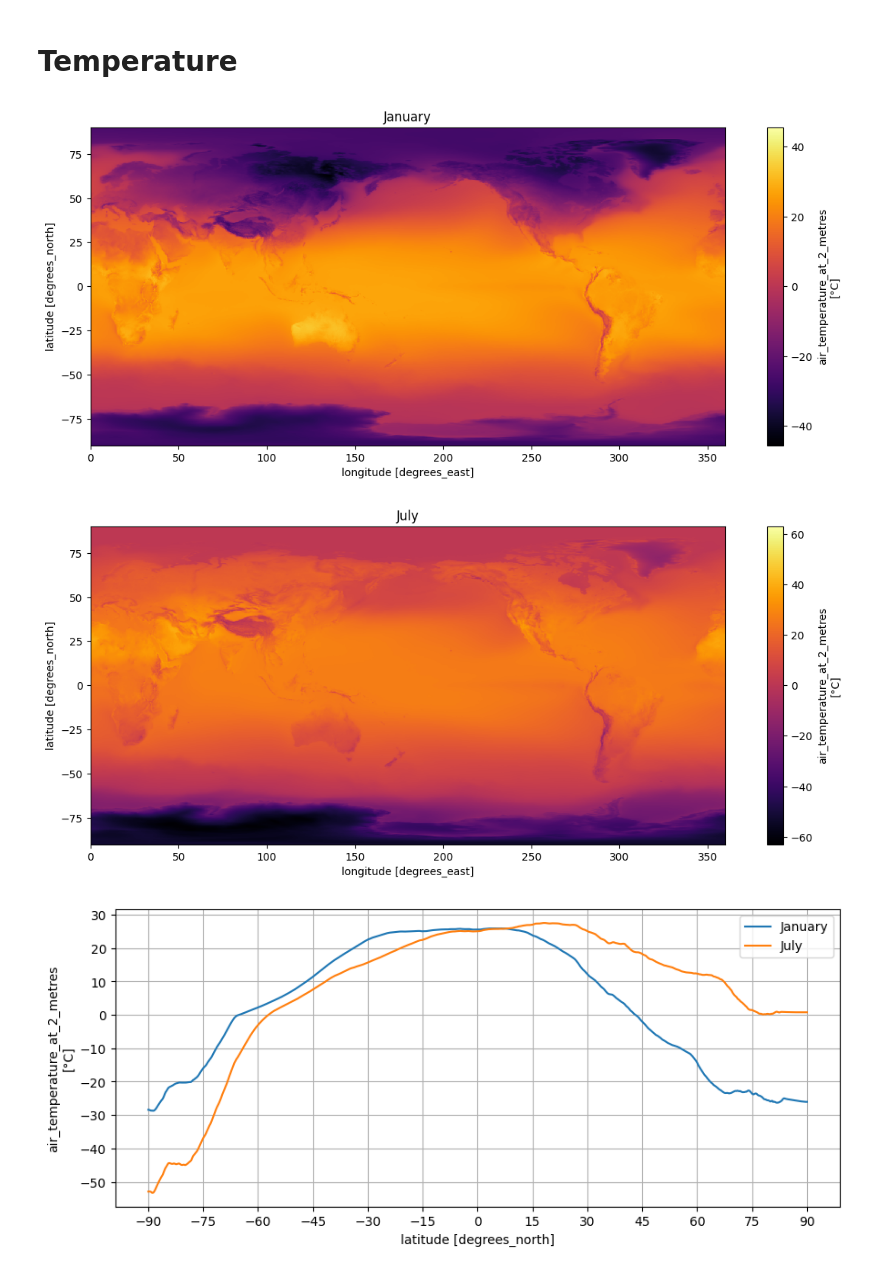
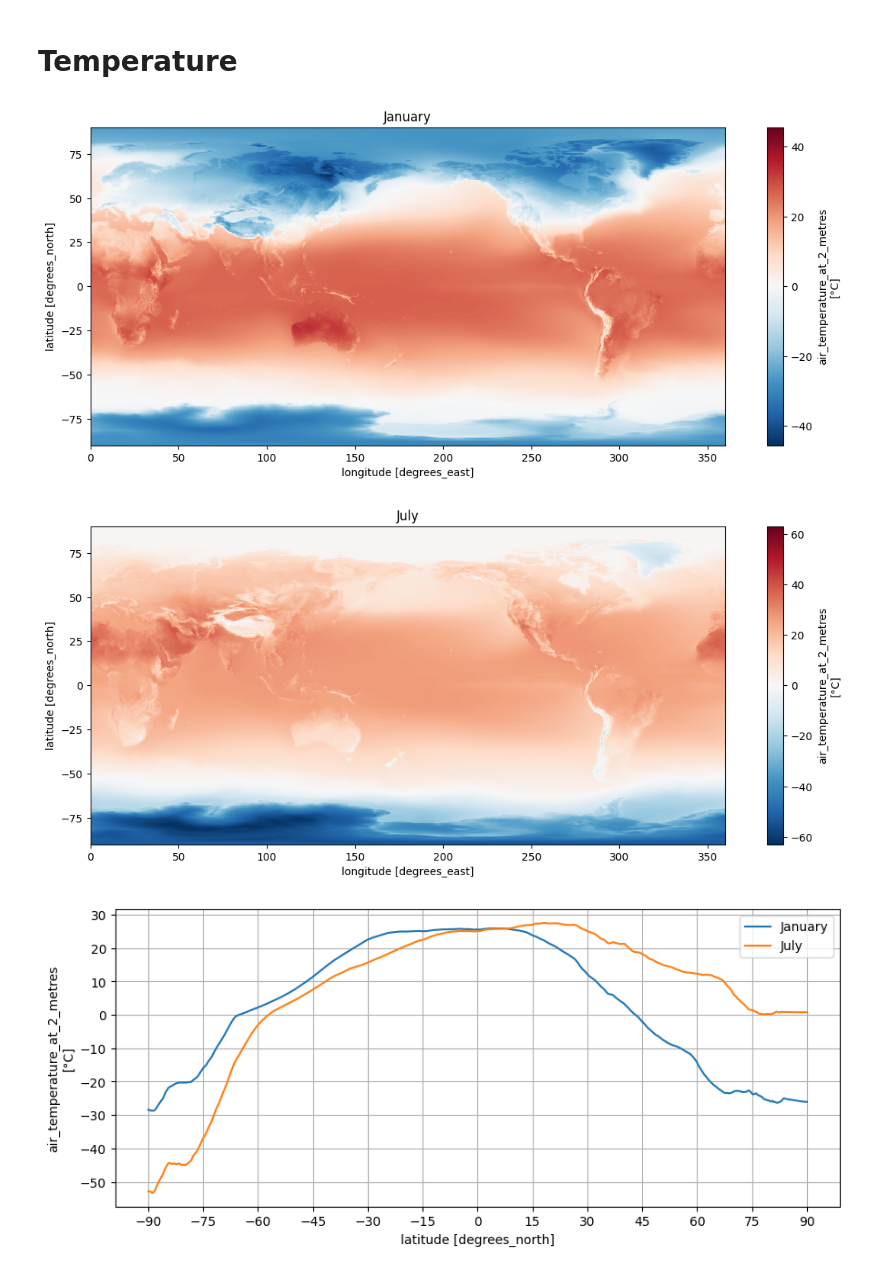
Before and after one commit to ttencate/global_climate, a Jupyter notebook: global_climate.ipynb, the cells around one changed output. Saved outputs shown, nothing was run; the diff lists cells and outputs as text; code cells hidden in the pictures.

```diff
--- a/global_climate.ipynb
+++ b/global_climate.ipynb
@@ -156,10 +156,10 @@ plot_by_lat(wind_bearing_by_lat.expand_dims('lon'))
 # %%
 temperature = (average_by_month(YEARS, MONTHS, 'air_temperature_at_2_metres') - 273.15).assign_attrs(units='°C')
 # %%
-plot_map(temperature, cmap='inferno')
+plot_map(temperature, cmap='RdBu_r')
 # %% [output]
-[figure, old version]
+[figure, new version]
-[figure, old version]
+[figure, new version]
 # %%
 plot_by_lat(temperature)
 # %% [output]
```
Also changed, not shown: parts of 1 cell of this notebook.
